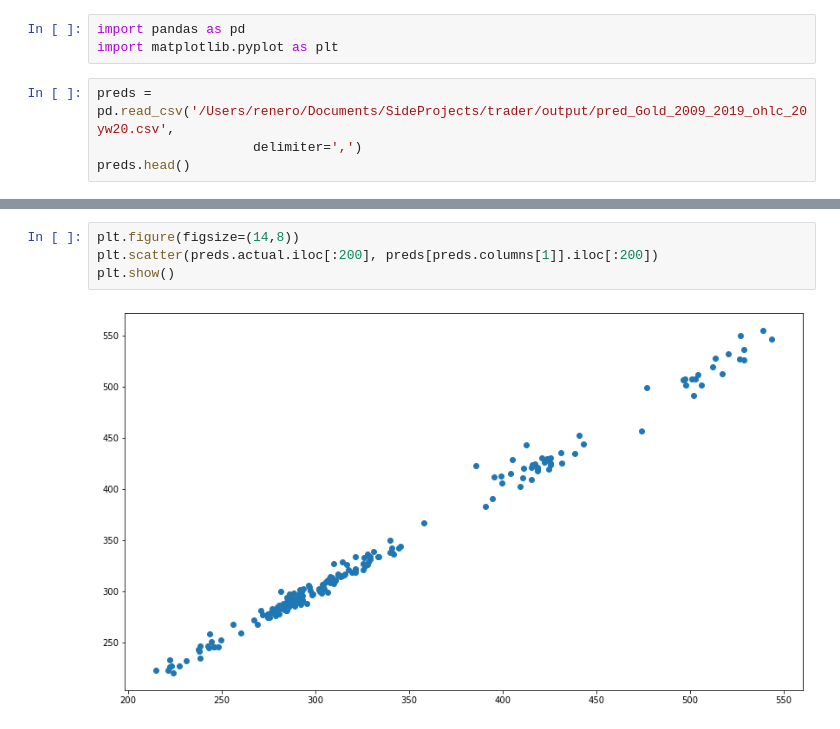
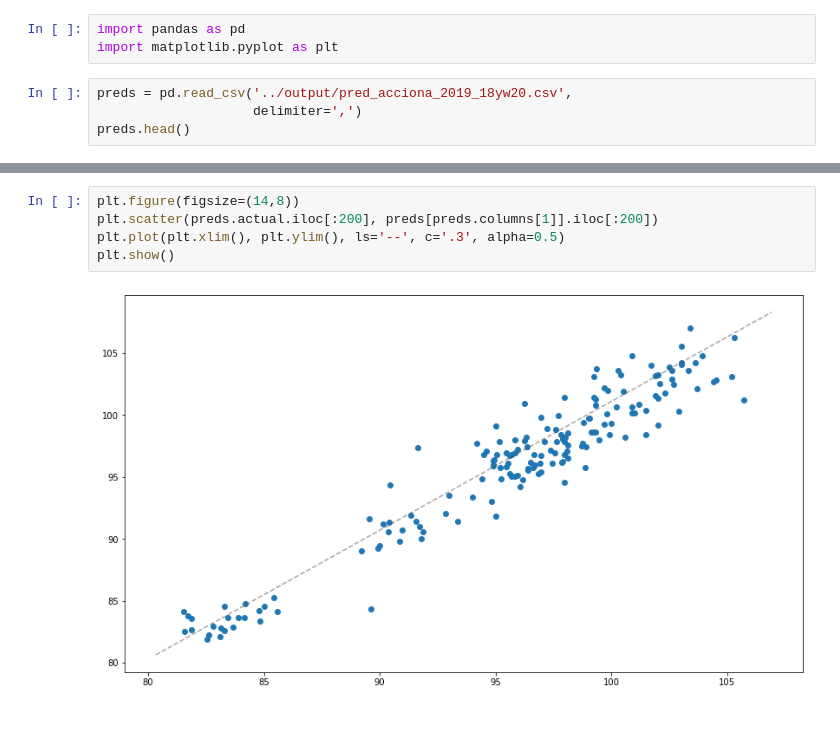
Before and after one commit to renero/trader, a Jupyter notebook: resources/plot_predictions.ipynb, the cells around one changed output, grey strips where cells are left out. Cells and saved outputs as stored; diff of their text form.

```diff
--- a/resources/plot_predictions.ipynb
+++ b/resources/plot_predictions.ipynb
@@ -2,7 +2,7 @@
 import pandas as pd
 import matplotlib.pyplot as plt
 # %%
-preds = pd.read_csv('/Users/renero/Documents/SideProjects/trader/output/pred_Gold_2009_2019_ohlc_20yw20.csv',
+preds = pd.read_csv('../output/pred_acciona_2019_18yw20.csv',
                     delimiter=',')
 preds.head()
 # %% [output]
@@ -23,6 +24,7 @@ plt.show()
 # %%
 plt.figure(figsize=(14,8))
 plt.scatter(preds.actual.iloc[:200], preds[preds.columns[1]].iloc[:200])
+plt.plot(plt.xlim(), plt.ylim(), ls='--', c='.3', alpha=0.5)
 plt.show()
 # %% [output]
-[figure, old version]
+[figure, new version]
```
Also changed, not shown: parts of 2 cells of this notebook, 1 other file.
